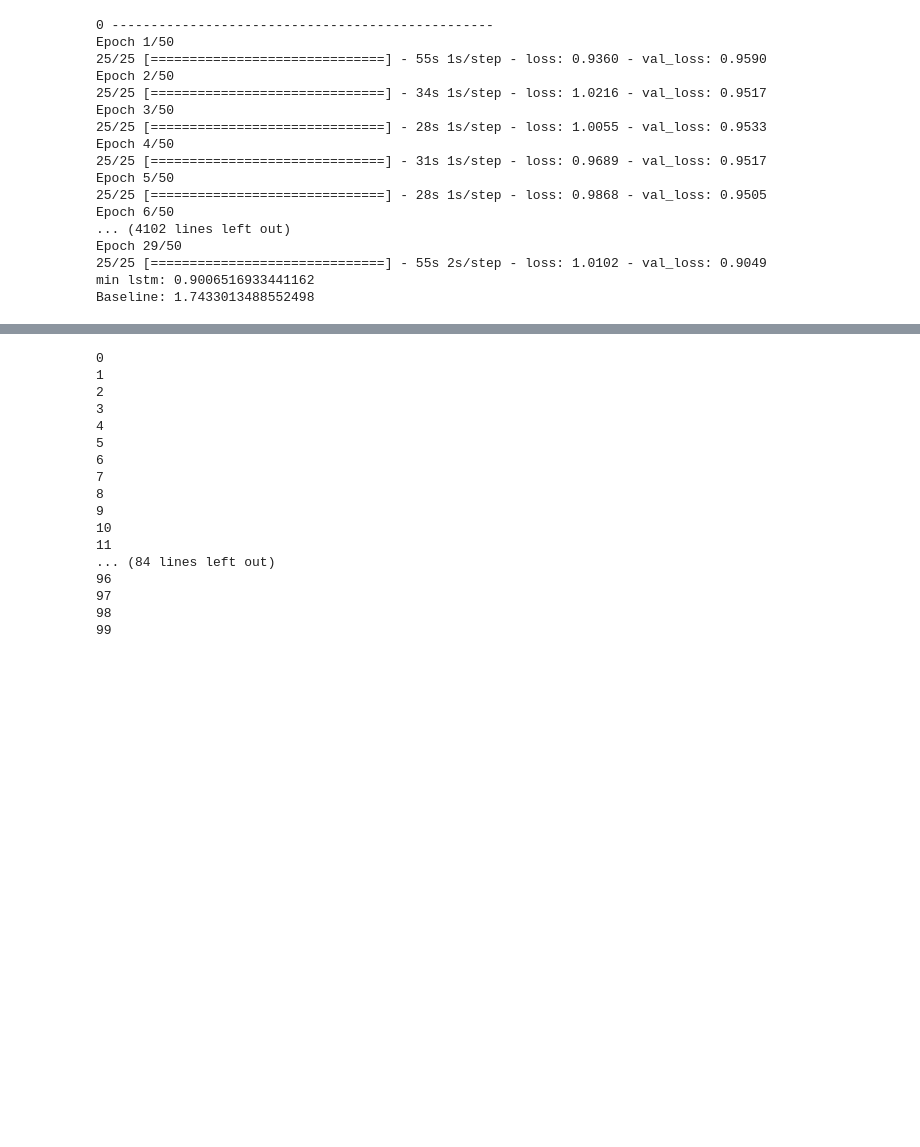
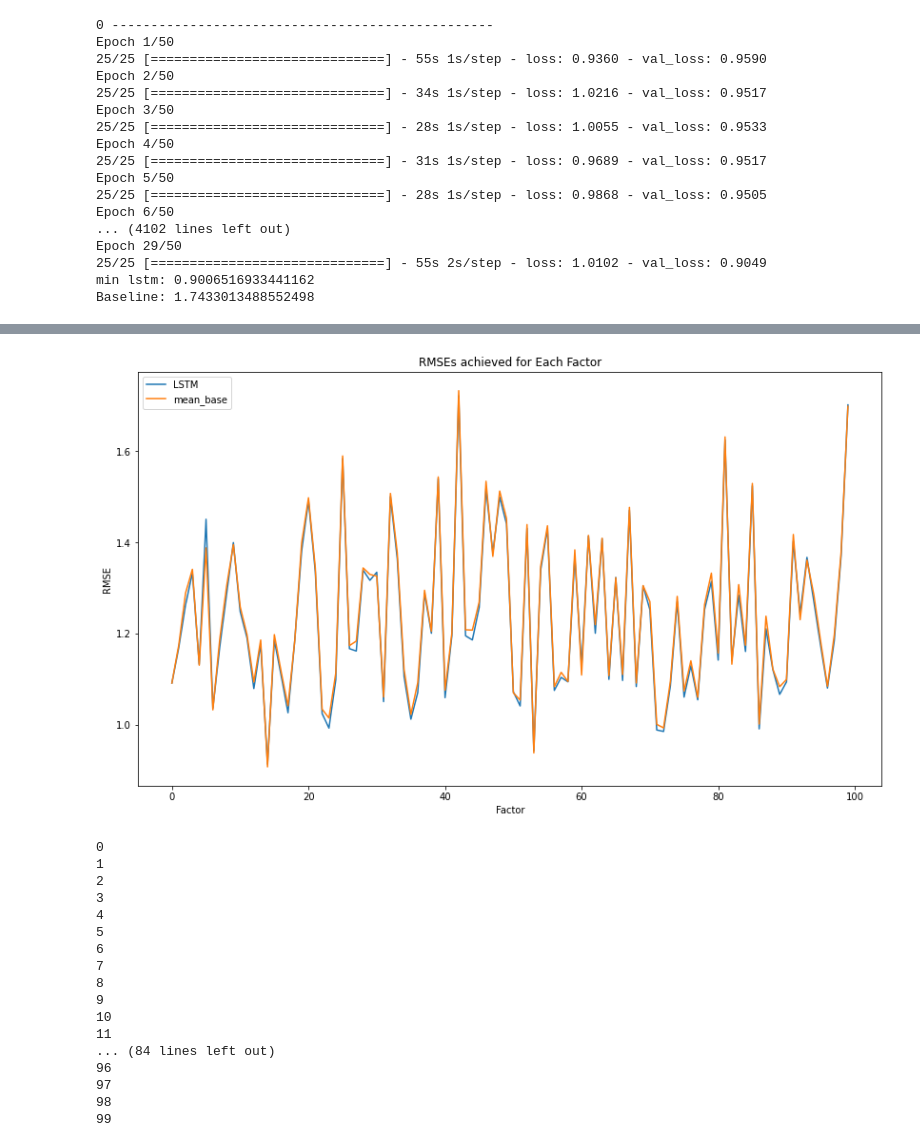
Before and after one commit to Maltanno/Capstone_project, a Jupyter notebook: Modelling.ipynb, the cells around one changed output, grey strips where cells are left out. Cells and saved outputs as stored; diff of their text form; code cells hidden in the pictures; blank space fills up the shorter version.

```diff
--- a/Modelling.ipynb
+++ b/Modelling.ipynb
@@ -993,3 +989,9 @@ res_df[['LSTM', 'mean_base']].plot(figsize=(14,8));
+# %%
+ax = res_df[['LSTM', 'mean_base']].plot(figsize=(14,8), title='RMSEs achieved for Each Factor');
+ax.set_xlabel('Factor');
+ax.set_ylabel('RMSE');
+# %% [output]
+[figure, added]
 # %%
 # Find RMSEs for predictions for a range of days ahead
 future = [1, 2, 4, 7, 12, 17, 22, 27]
```
Also changed, not shown: parts of 78 cells of this notebook, 1 other file.
